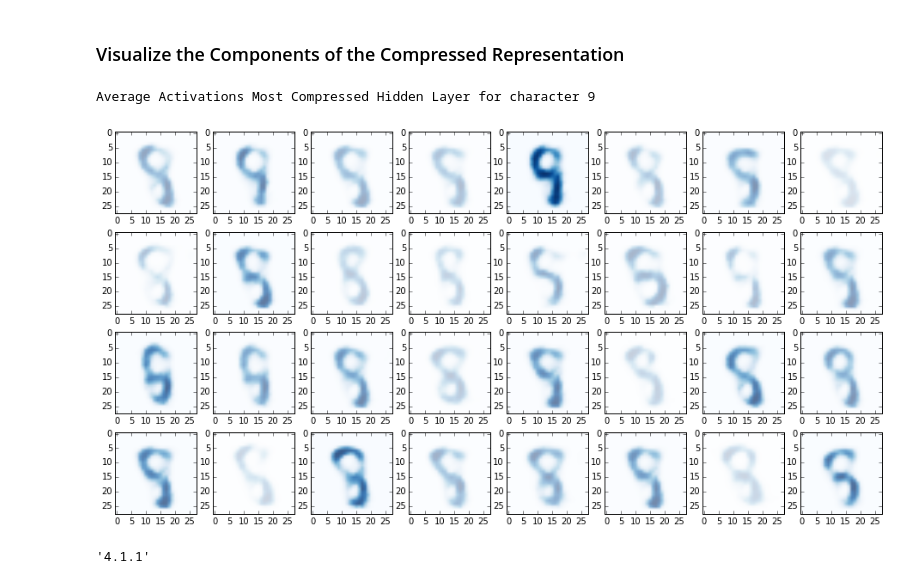
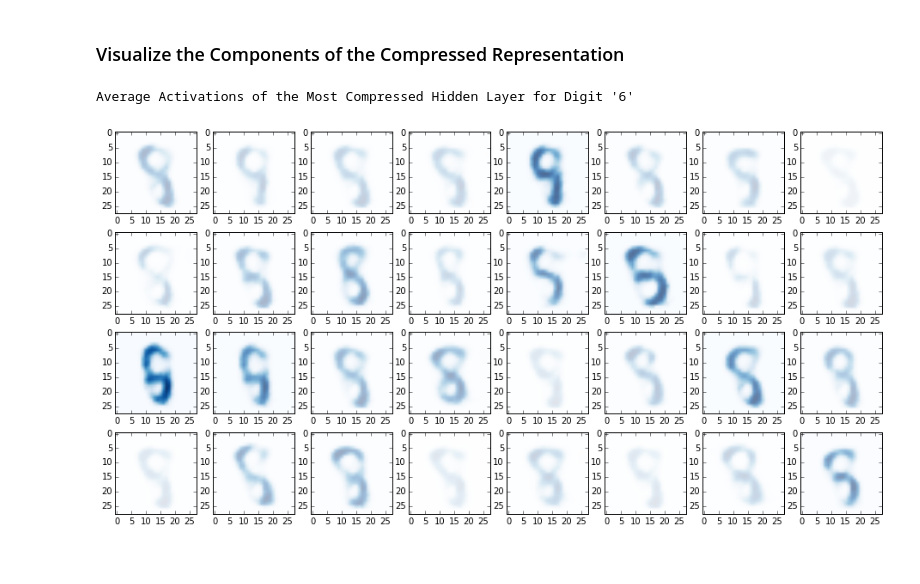
Before and after one commit to jeffschecter/sandbox, a Jupyter notebook: MNIST.ipynb, the cells around one changed output. Cells and saved outputs as stored; diff of their text form; code cells hidden in the pictures.

Commit message:
interactive viz

```diff
--- a/MNIST.ipynb
+++ b/MNIST.ipynb
@@ -530,17 +530,18 @@ hidden_archetypes = [
 # %%
 from ipywidgets import interact
 
-def ShowComponentWeights(i):
-    print "Average Activations Most Compressed Hidden Layer for character {i}".format(i=i)
+def ShowComponentWeights(digit):
+    print "Average Activations of the Most Compressed Hidden Layer for Digit '{i}'".format(i=digit)
     _, axes = plt.subplots(4, 8)
     axes = axes.reshape(32)
-    max_weight = hidden_archetypes[i].max() + 1
+    max_weight = hidden_archetypes[digit].max() + 1
     for x, comp in enumerate(components):
-        weight = (hidden_archetypes[i][x] + 1) / max_weight
+        weight = (hidden_archetypes[digit][x] + 1) / max_weight
         axes[x].imshow(comp, alpha=weight, cmap=cm.Blues)
     plt.show()
 
-interact(ShowComponentWeights, i=(0, 9))
+interact(ShowComponentWeights, digit=(0, 9))
+None
 # %% [output]
-Average Activations Most Compressed Hidden Layer for character 9
+Average Activations of the Most Compressed Hidden Layer for Digit '6'
-[figure, old version]
+[figure, new version]
@@ -549,4 +547,0 @@ import ipywidgets
-# %%
-ipywidgets.__version__
-# %% [output]
-'4.1.1'
```
Also changed, not shown: parts of 1 cell of this notebook.
